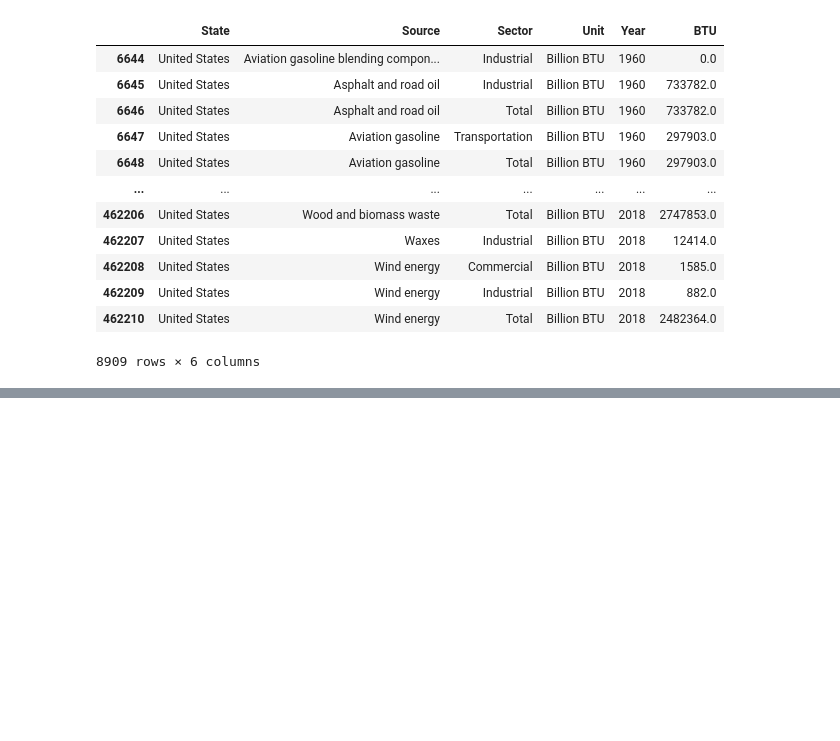
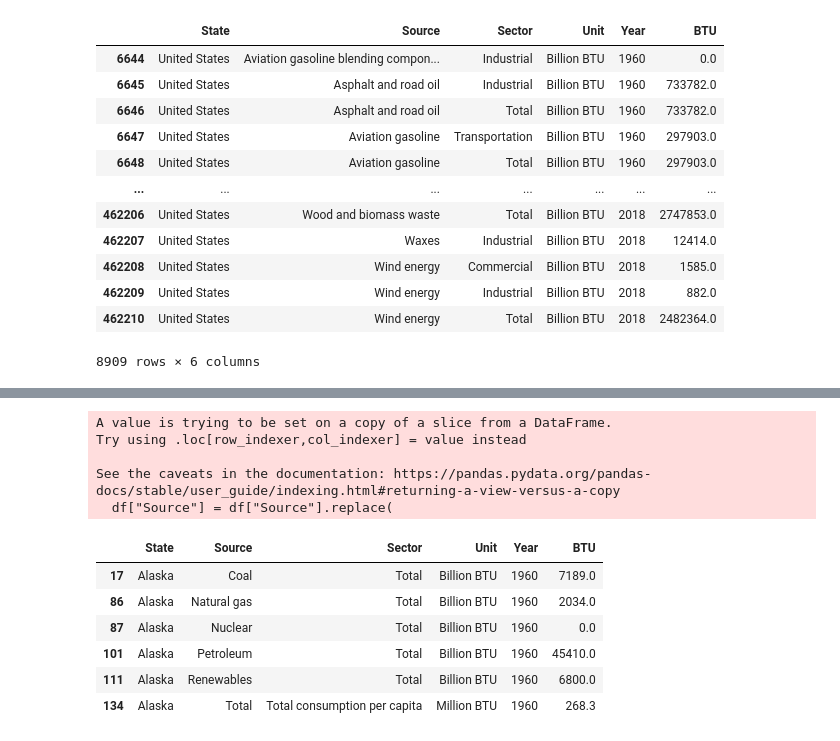
Before and after one commit to chris-greening/US-Energy, a Jupyter notebook: visualizations.ipynb, the cells around one changed output, grey strips where cells are left out. Drawn from its saved outputs; the diff is of its cells as text; code cells hidden in the pictures; blank space fills up the shorter version.

```diff
--- a/visualizations.ipynb
+++ b/visualizations.ipynb
@@ -221,3 +414,22 @@ for year in df["Year"].unique():
     print(year)
 # %%
 pc.plot_us_total(df, dp.load_primary_energy_sources(df))
+# %%
+df = dp.load_dataset()
+primary_df = dp.load_primary_energy_sources(df)
+primary_df = dp.data_subset(primary_df, sectors=["Total"])
+per_cap_df = dp.data_subset(df, states = [state for state in df["State"].unique() if state != "United States"], sources=["Total"], sectors=["Total consumption per capita"])
+combined_df = pd.concat([primary_df, per_cap_df])
+# %% [output]
+A value is trying to be set on a copy of a slice from a DataFrame.
+Try using .loc[row_indexer,col_indexer] = value instead
+
+See the caveats in the documentation: https://pandas.pydata.org/pandas-docs/stable/user_guide/indexing.html#returning-a-view-versus-a-copy
+  df["Source"] = df["Source"].replace(
+|  | State | Source | Sector | Unit | Year | BTU |
+| 17 | Alaska | Coal | Total | Billion BTU | 1960 | 7189.0 |
+| 86 | Alaska | Natural gas | Total | Billion BTU | 1960 | 2034.0 |
+| 87 | Alaska | Nuclear | Total | Billion BTU | 1960 | 0.0 |
+| 101 | Alaska | Petroleum | Total | Billion BTU | 1960 | 45410.0 |
+| 111 | Alaska | Renewables | Total | Billion BTU | 1960 | 6800.0 |
+| 134 | Alaska | Total | Total consumption per capita | Million BTU | 1960 | 268.3 |
```
Also changed, not shown: parts of 10 cells of this notebook.
